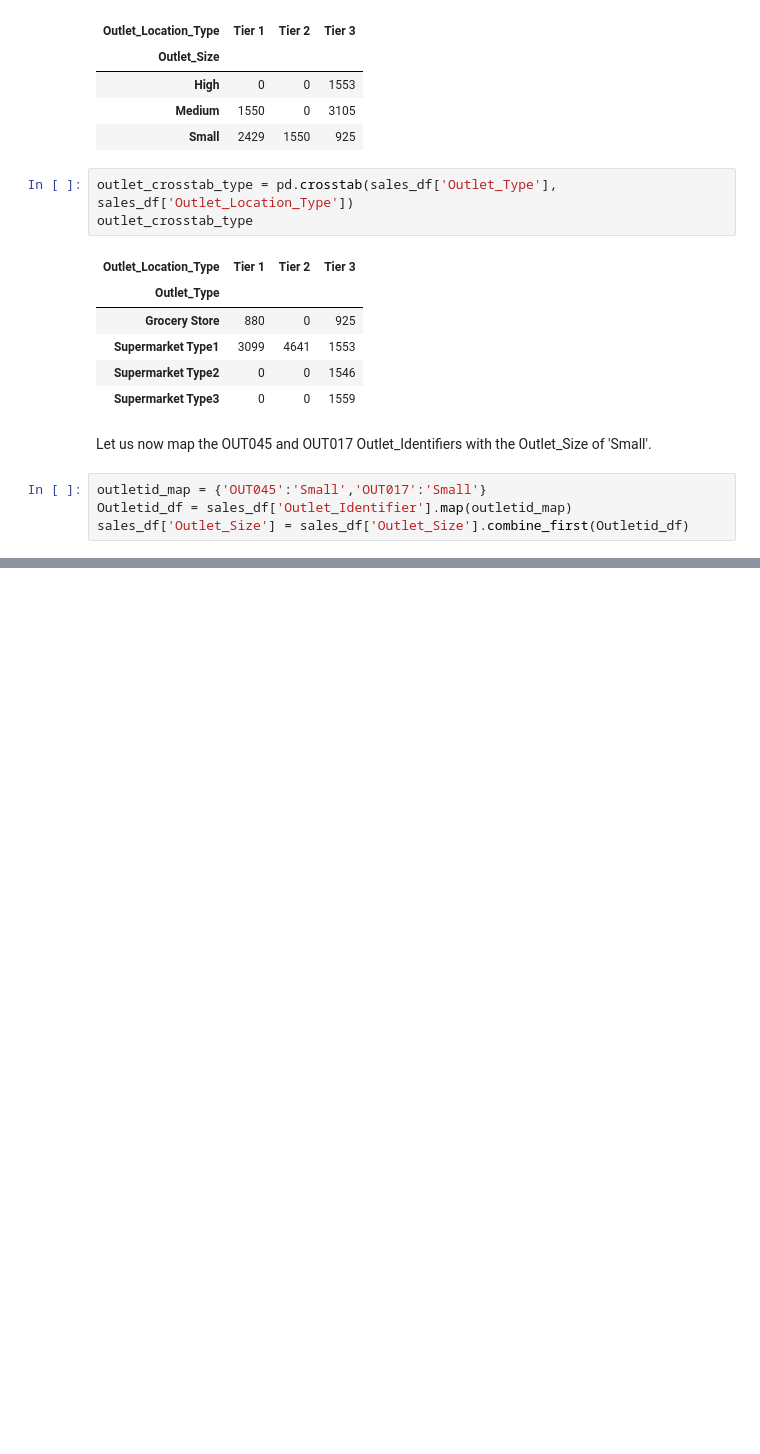
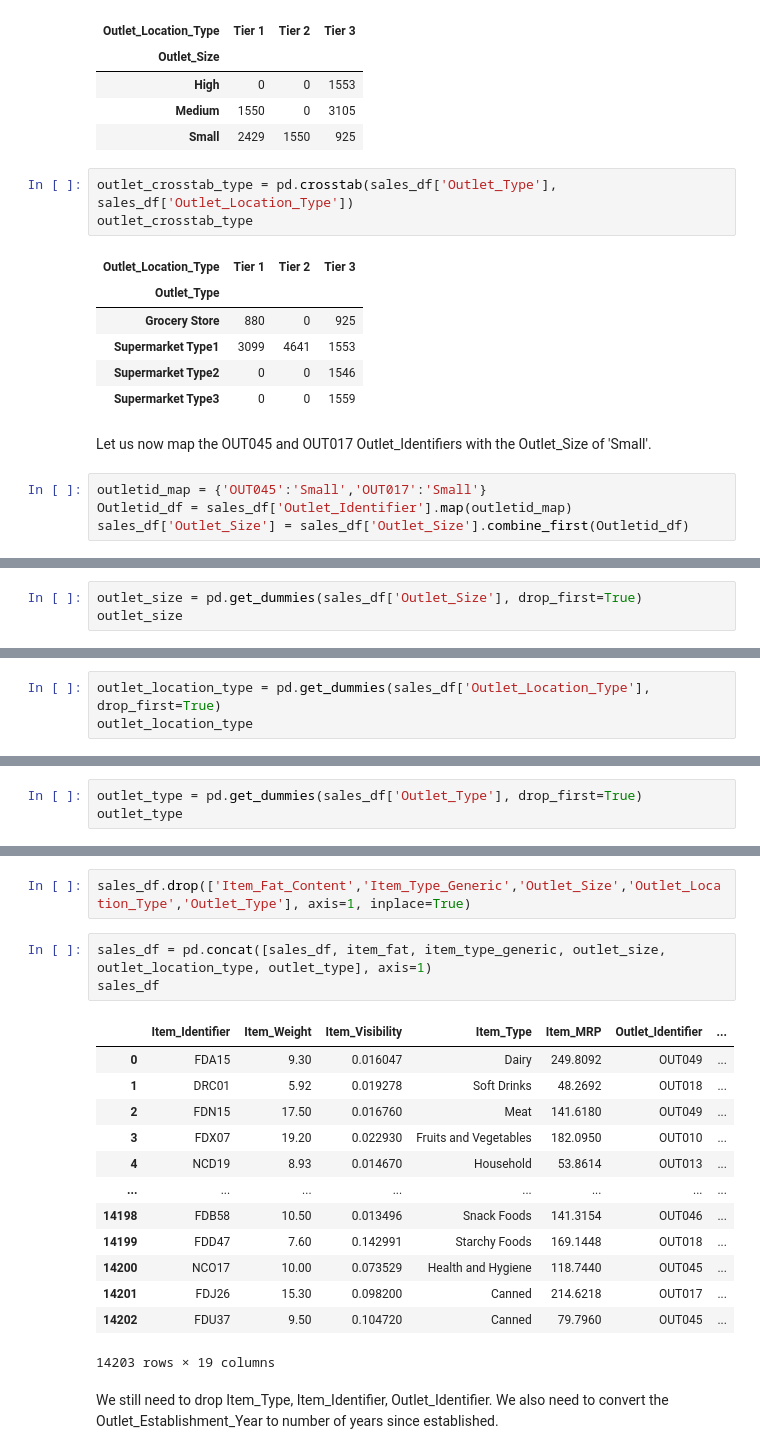
Before and after one commit to ayg15/bigmart-sales, a Jupyter notebook: Big Mart Sales Prediction.ipynb, the cells around one changed output, grey strips where cells are left out. Drawn from its saved outputs; the diff is of its cells as text; blank space fills up the shorter version.

Commit message:
Updated to include converting categorical features to numerical.

```diff
--- a/Big Mart Sales Prediction.ipynb
+++ b/Big Mart Sales Prediction.ipynb
@@ -505,0 +575,3 @@ sales_df['Item_Visibility'].isnull().sum()
+# %%
+outlet_size = pd.get_dummies(sales_df['Outlet_Size'], drop_first=True)
+outlet_size
@@ -505,0 +592,3 @@ sales_df['Item_Visibility'].isnull().sum()
+# %%
+outlet_location_type = pd.get_dummies(sales_df['Outlet_Location_Type'], drop_first=True)
+outlet_location_type
@@ -505,0 +609,3 @@ sales_df['Item_Visibility'].isnull().sum()
+# %%
+outlet_type = pd.get_dummies(sales_df['Outlet_Type'], drop_first=True)
+outlet_type
@@ -505,0 +626,22 @@ sales_df['Item_Visibility'].isnull().sum()
+# %%
+sales_df.drop(['Item_Fat_Content','Item_Type_Generic','Outlet_Size','Outlet_Location_Type','Outlet_Type'], axis=1, inplace=True)
+# %%
+sales_df = pd.concat([sales_df, item_fat, item_type_generic, outlet_size, outlet_location_type, outlet_type], axis=1)
+sales_df
+# %% [output]
+|  | Item_Identifier | Item_Weight | Item_Visibility | Item_Type | Item_MRP | Outlet_Identifier | ... |
+| 0 | FDA15 | 9.30 | 0.016047 | Dairy | 249.8092 | OUT049 | ... |
+| 1 | DRC01 | 5.92 | 0.019278 | Soft Drinks | 48.2692 | OUT018 | ... |
+| 2 | FDN15 | 17.50 | 0.016760 | Meat | 141.6180 | OUT049 | ... |
+| 3 | FDX07 | 19.20 | 0.022930 | Fruits and Vegetables | 182.0950 | OUT010 | ... |
+| 4 | NCD19 | 8.93 | 0.014670 | Household | 53.8614 | OUT013 | ... |
+| ... | ... | ... | ... | ... | ... | ... | ... |
+| 14198 | FDB58 | 10.50 | 0.013496 | Snack Foods | 141.3154 | OUT046 | ... |
+| 14199 | FDD47 | 7.60 | 0.142991 | Starchy Foods | 169.1448 | OUT018 | ... |
+| 14200 | NCO17 | 10.00 | 0.073529 | Health and Hygiene | 118.7440 | OUT045 | ... |
+| 14201 | FDJ26 | 15.30 | 0.098200 | Canned | 214.6218 | OUT017 | ... |
+| 14202 | FDU37 | 9.50 | 0.104720 | Canned | 79.7960 | OUT045 | ... |
+14203 rows × 19 columns
+# %% [markdown]
+We still need to drop Item_Type, Item_Identifier, Outlet_Identifier.
+We also need to convert the Outlet_Establishment_Year to number of years since established.
```
Also changed, not shown: parts of 48 cells of this notebook.
